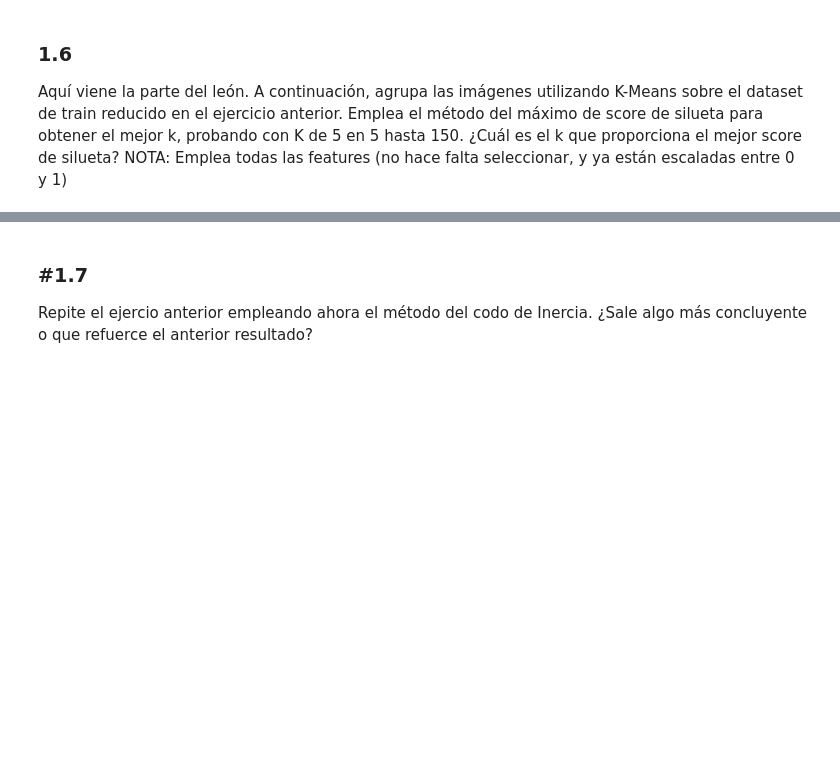
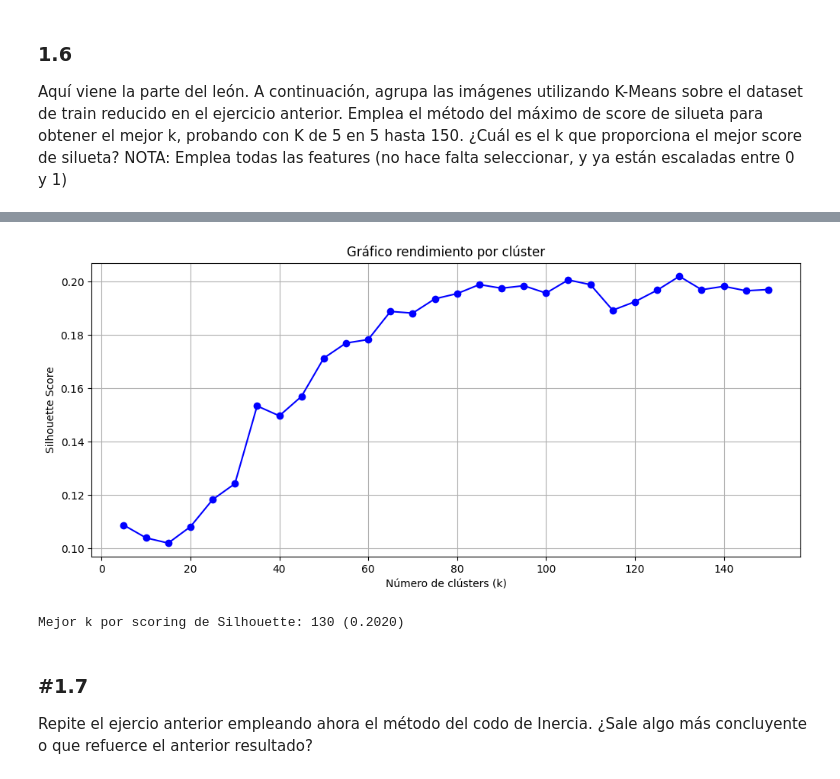
Before and after one commit to juanfcia/ds-bootcamp-juanfcia, a Jupyter notebook: 04_Machine_Learning/Sprint_13/Unidad_01_ML_No_Supervisado_Clustering_KMeans/03_Practica_Obligatoria/18_Practica_Obligatoria_Clustering_KMeans.ipynb, the cells around one changed output, grey strips where cells are left out. Cells and saved outputs as stored; diff of their text form; code cells hidden in the pictures; blank space fills up the shorter version.

```diff
--- a/04_Machine_Learning/Sprint_13/Unidad_01_ML_No_Supervisado_Clustering_KMeans/03_Practica_Obligatoria/18_Practica_Obligatoria_Clustering_KMeans.ipynb
+++ b/04_Machine_Learning/Sprint_13/Unidad_01_ML_No_Supervisado_Clustering_KMeans/03_Practica_Obligatoria/18_Practica_Obligatoria_Clustering_KMeans.ipynb
@@ -80,0 +41,3 @@ When using these images, please give credit to AT&T Laboratories Cambridge.
+# %%
+olivetti = fetch_olivetti_faces()
+print(olivetti["DESCR"])
@@ -133,3 +206,15 @@ pca.n_components_
 ### 1.6
 
 Aquí viene la parte del león. A continuación, agrupa las imágenes utilizando K-Means sobre el dataset de train reducido en el ejercicio anterior. Emplea el método del máximo de score de silueta para obtener el mejor k, probando con K de 5 en 5 hasta 150. ¿Cuál es el k que proporciona el mejor score de silueta? NOTA: Emplea todas las features (no hace falta seleccionar, y ya están escaladas entre 0 y 1)
+# %%
+# Kmeans con el mejor score revisando clústers de 5 en 5 hasta 150
+
+best_k = range(5, 155, 5)
+silhouette_scores = []
+
+for k in best_k:
+    kmeans = KMeans(n_clusters=k, random_state=42, n_init=10)
+    labels = kmeans.fit_predict(X_train_pca)
+    score = silhouette_score(X_train_pca, labels)
+    silhouette_scores.append(score)
+    print(f"k={k} -> Silhouette Score: {score:.4f}")
@@ -136,3 +239,22 @@ Aquí viene la parte del león. A continuación, agrupa las imágenes utilizando
+# %%
+# Gráfico
+
+plt.figure(figsize=(12, 5))
+plt.plot(list(best_k), silhouette_scores, "bo-")
+plt.xlabel("Número de clústers (k)")
+plt.ylabel("Silhouette Score")
+plt.title("Gráfico rendimiento por clúster")
+plt.grid(True)
+plt.show()
+# %% [output]
+[figure, added]
+# %%
+# Mejor kmeans obtenido del scoring de Silhouette
+
+best_k_silhouette = list(best_k)[np.argmax(silhouette_scores)]
+print(f"\nMejor k por scoring de Silhouette: {best_k_silhouette} ({max(silhouette_scores):.4f})")
+# %% [output]
+Mejor k por scoring de Silhouette: 130 (0.2020)
 # %% [markdown]
 ### #1.7
 
```
Also changed, not shown: parts of 23 cells of this notebook.
